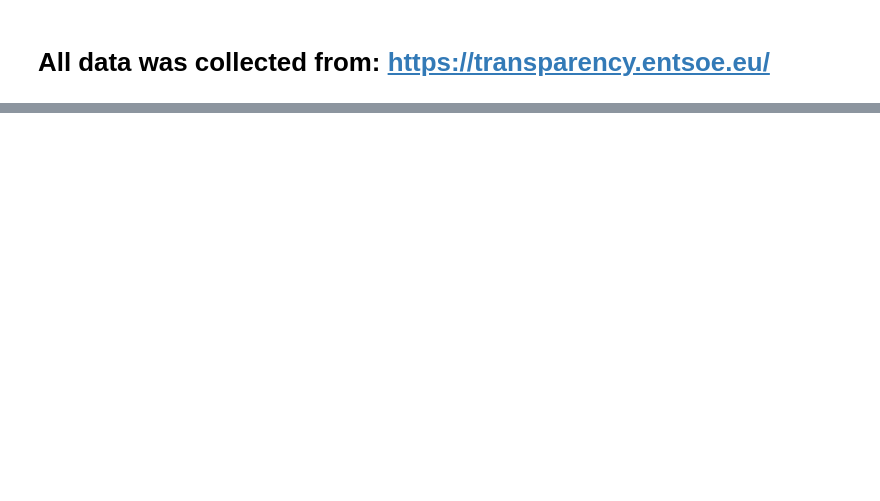
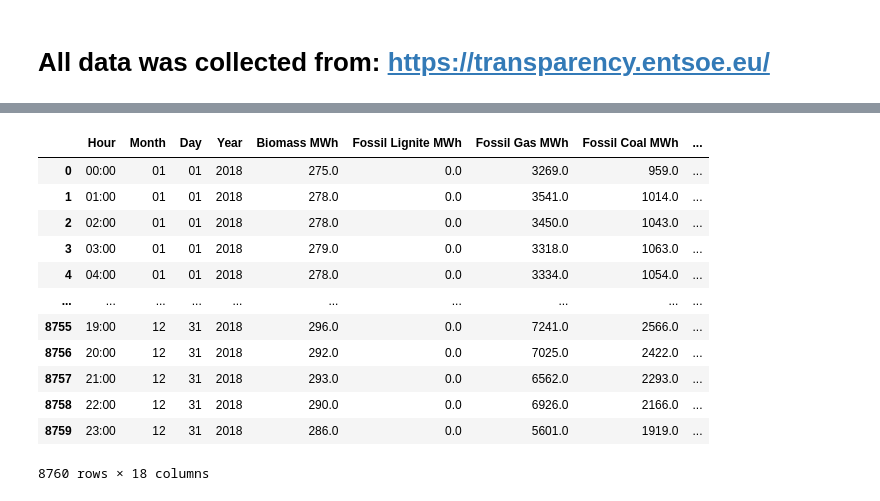
Before and after one commit to x22a/Renewable-Spain, a Jupyter notebook: Data-cleaning.ipynb, the cells around one changed output, grey strips where cells are left out. Saved outputs shown, nothing was run; the diff lists cells and outputs as text; code cells hidden in the pictures; blank space fills up the shorter version.

```diff
--- a/Data-cleaning.ipynb
+++ b/Data-cleaning.ipynb
@@ -72,0 +62,18 @@ clean2015
+# %%
+#Year 2018
+df2018 = pd.read_csv("./input/Generation2018.csv")
+dateTo(df2018)
+# %% [output]
+|  | Hour | Month | Day | Year | Biomass MWh | Fossil Lignite MWh | Fossil Gas MWh | Fossil Coal MWh | ... |
+| 0 | 00:00 | 01 | 01 | 2018 | 275.0 | 0.0 | 3269.0 | 959.0 | ... |
+| 1 | 01:00 | 01 | 01 | 2018 | 278.0 | 0.0 | 3541.0 | 1014.0 | ... |
+| 2 | 02:00 | 01 | 01 | 2018 | 278.0 | 0.0 | 3450.0 | 1043.0 | ... |
+| 3 | 03:00 | 01 | 01 | 2018 | 279.0 | 0.0 | 3318.0 | 1063.0 | ... |
+| 4 | 04:00 | 01 | 01 | 2018 | 278.0 | 0.0 | 3334.0 | 1054.0 | ... |
+| ... | ... | ... | ... | ... | ... | ... | ... | ... | ... |
+| 8755 | 19:00 | 12 | 31 | 2018 | 296.0 | 0.0 | 7241.0 | 2566.0 | ... |
+| 8756 | 20:00 | 12 | 31 | 2018 | 292.0 | 0.0 | 7025.0 | 2422.0 | ... |
+| 8757 | 21:00 | 12 | 31 | 2018 | 293.0 | 0.0 | 6562.0 | 2293.0 | ... |
+| 8758 | 22:00 | 12 | 31 | 2018 | 290.0 | 0.0 | 6926.0 | 2166.0 | ... |
+| 8759 | 23:00 | 12 | 31 | 2018 | 286.0 | 0.0 | 5601.0 | 1919.0 | ... |
+8760 rows × 18 columns
```
Also changed, not shown: parts of 10 cells of this notebook, 1 other file.
